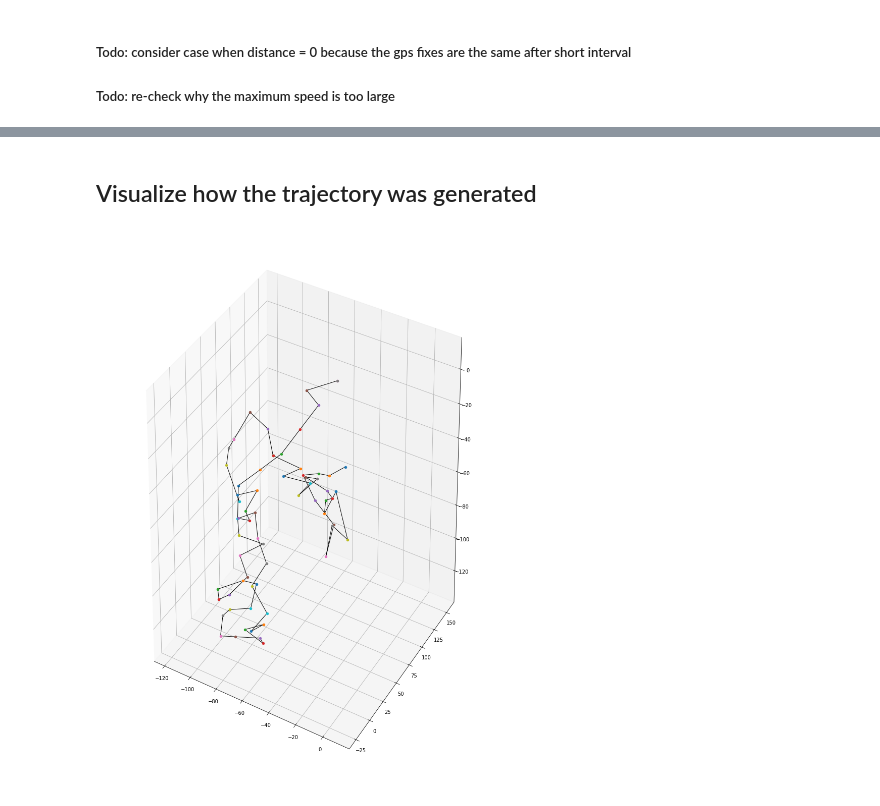
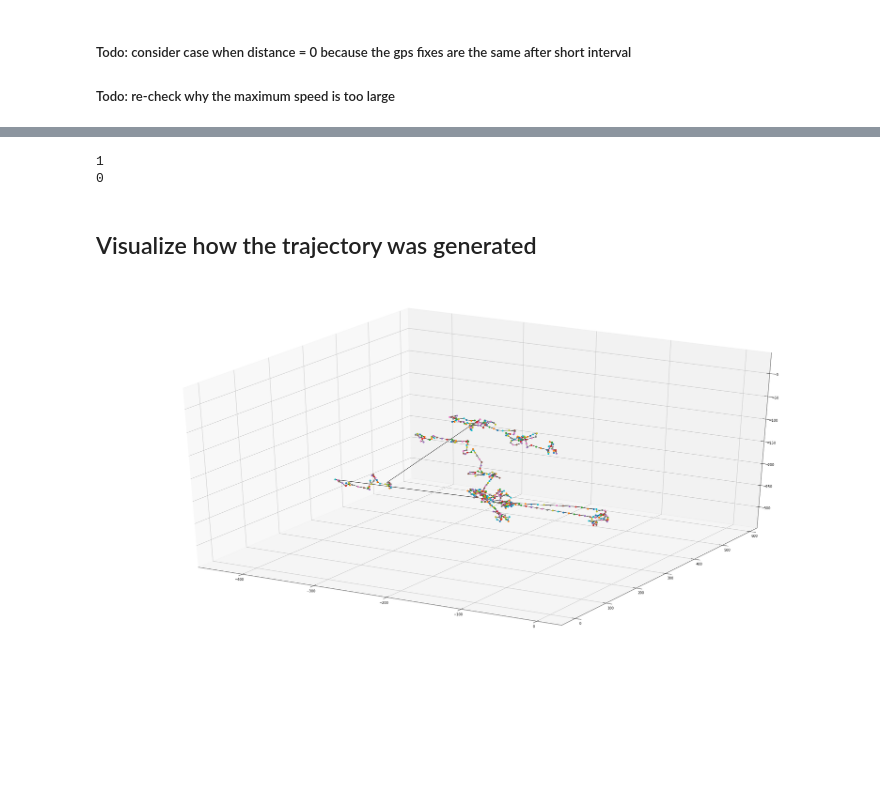
Before and after one commit to nesl/UnderwaterSensorTag, a Jupyter notebook: IMU_GPS_Fusion/Trajectory_Simulation/Simulate IMU+GPS trajectories from STP Brownian .ipynb, the cells around one changed output, grey strips where cells are left out. Cells and saved outputs as stored; diff of their text form; code cells hidden in the pictures; blank space fills up the shorter version.

```diff
--- a/IMU_GPS_Fusion/Trajectory_Simulation/Simulate IMU+GPS trajectories from STP Brownian .ipynb
+++ b/IMU_GPS_Fusion/Trajectory_Simulation/Simulate IMU+GPS trajectories from STP Brownian .ipynb
@@ -142,7 +162,7 @@ fig.show()
 # %% [markdown]
 #### Read the gps trajectory from file
 # %%
-filename1 = open("/Users/eunsunlee/Documents/NESL/UnderwaterSensorTag/IMU_GPS_Fusion/Trajectory_Simulation/simulated_GPS_trajectories/GPS_simulation_001.txt",'r')
+filename1 = open("/Users/eunsunlee/Documents/NESL/UnderwaterSensorTag/IMU_GPS_Fusion/Trajectory_Simulation/simulated_GPS_trajectories/GPS_simulation.txt",'r')
 
 interval = []
 position = []
@@ -152,7 +172,7 @@ for i in filename1:
     interval.append(int(sp[0]))
     position.append([float(sp[1]), float(sp[2]), float(sp[3])])
 
-interval = interval[0:4]
-position = position[0:4]
+interval = interval[:40]
+position = position[:40]
 
 filename1.close()
@@ -309,3 +409,9 @@ saved: 3
+# %%
+print(len(steps))
+print(len(x_poss))
+# %% [output]
+1
+0
 # %% [markdown]
 ## Visualize how the trajectory was generated
 # %%
@@ -315,30 +421,45 @@ y_pos = []
 z_pos = []
 filename3 = open("/Users/eunsunlee/Documents/NESL/UnderwaterSensorTag/IMU_GPS_Fusion/Trajectory_Simulation/simulated_trajectories/trajectory_simulation_test.txt",'r')
 for i in filename3:
-    sp = i.split()
-#     print(sp[1])
-    x_pos.append(float(sp[1]))
-    y_pos.append(float(sp[2]))
-    z_pos.append(float(sp[3]))
+    if i.split()[0] == 'Not':
+        pass
+    else:
+        sp = i.split()
+    #     print(sp[1])
+        x_pos.append(float(sp[1]))
+        y_pos.append(float(sp[2]))
+        z_pos.append(float(sp[3]))
+
+
+# dx_pos = []
+# dy_pos = []
+# dz_pos = []
+# filename3 = open("/Users/eunsunlee/Documents/NESL/UnderwaterSensorTag/IMU_GPS_Fusion/Trajectory_Simulation/simulated_trajectories/trajectory_simulation_test.txt",'r')
+# for i in filename3:
+#     sp = i.split()
+# #     print(sp[1])
+#     dx_pos.append(float(sp[1]))
+#     dy_pos.append(float(sp[2]))
+#     dz_pos.append(float(sp[3]))
 # %%
 # plotting
 start_pt = [0.0,0.0,0.0]
-fig = plt.figure(figsize=(20,20))
+fig = plt.figure(figsize=(40,20))
 ax = fig.gca(projection='3d')
-ax.set_aspect("equal")
+# ax.set_aspect("equal")
 # k = 0
 # ax.scatter(start_pt[0],start_pt[1],start_pt[2],  color = "r")
 for i in range(len(x_pos)):
     pos = []
     pos.append(x_pos[i])
     pos.append(y_pos[i])
     pos.append(z_pos[i])
 #     pos = np.array([x_pos[i], y_pos[i], z_pos[i]])
-    ax.scatter(x_pos[i], y_pos[i], z_pos[i],'.')
+    ax.scatter(x_pos[i], y_pos[i], z_pos[i])
 #     print(start_pt)
     ax.add_artist(Line3D(start=start_pt, end=pos))
     start_pt = pos
 
 fig.show()
 # %% [output]
-[figure, old version]
+[figure, new version]
```
Also changed, not shown: parts of 9 cells of this notebook, 9 other files.
